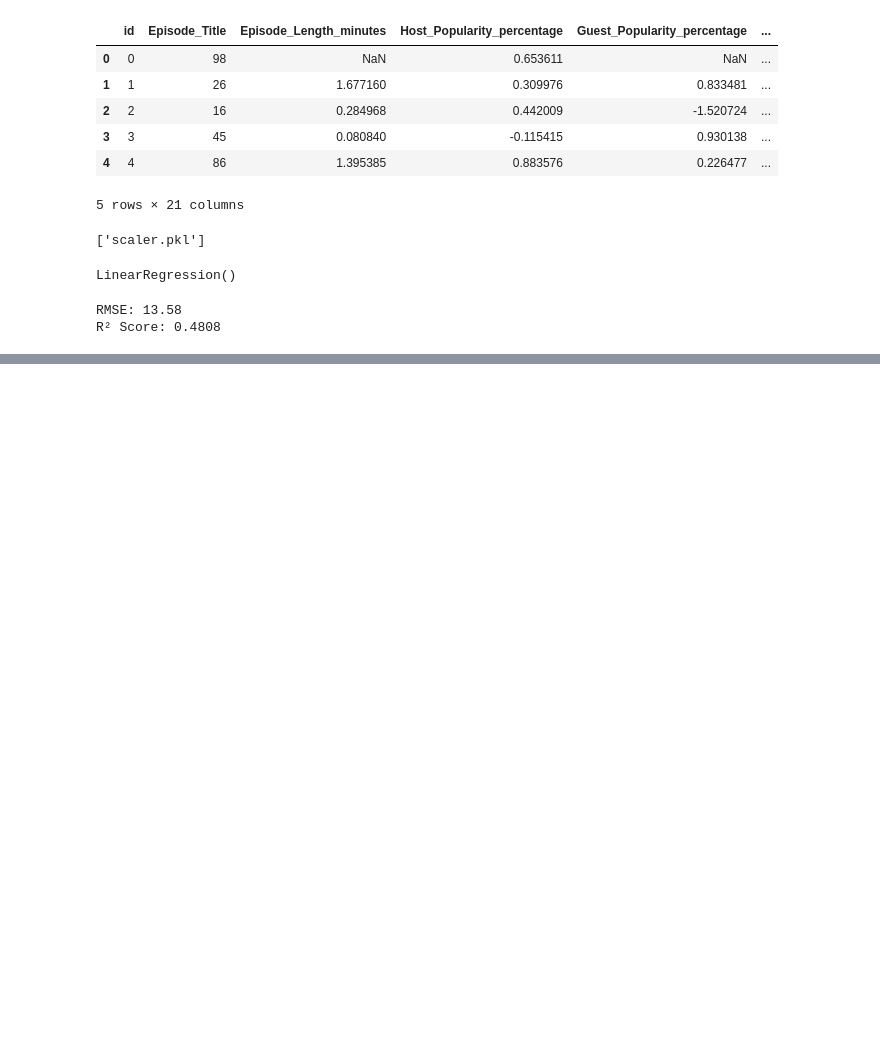
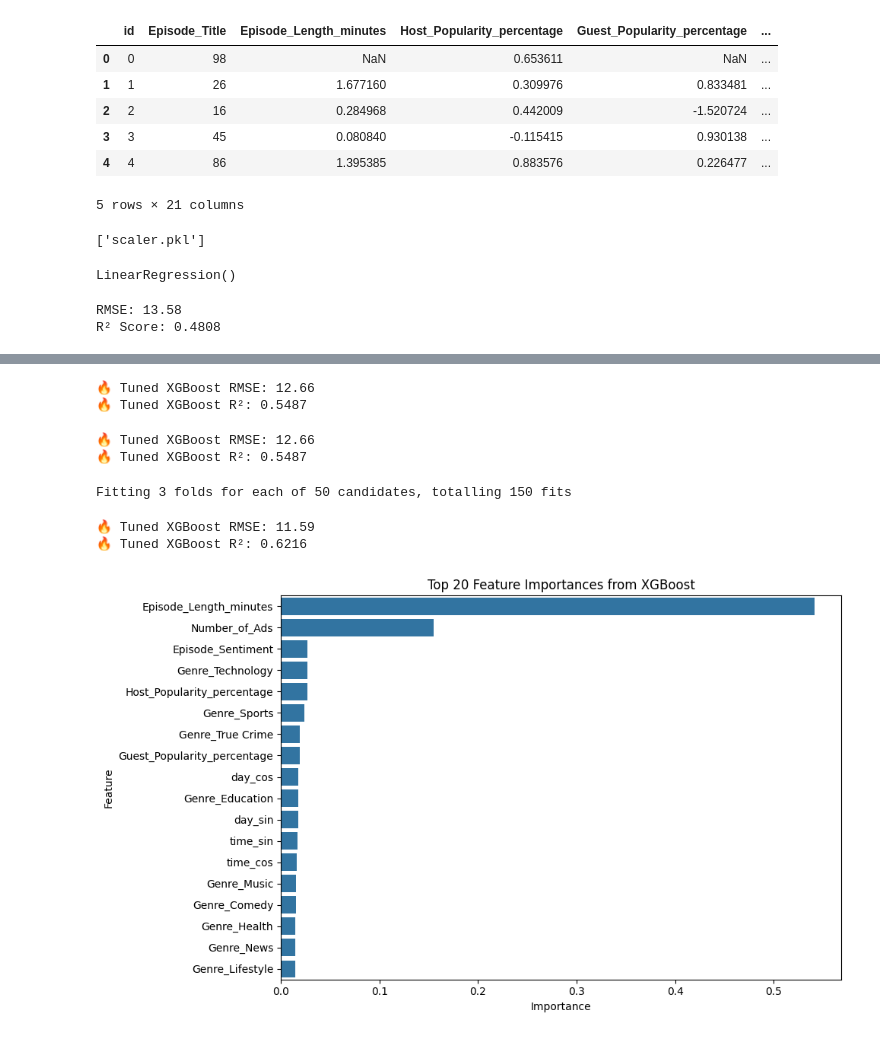
Before and after one commit to drtclem/PodcastPred, a Jupyter notebook: src/tuning.ipynb, the cells around one changed output, grey strips where cells are left out. Drawn from its saved outputs; the diff is of its cells as text; code cells hidden in the pictures; blank space fills up the shorter version.

```diff
--- a/src/tuning.ipynb
+++ b/src/tuning.ipynb
@@ -473,0 +610,80 @@ R² Score: 0.4808
+# %%
+from sklearn.metrics import mean_squared_error, r2_score
+import numpy as np
+
+y_pred = best_xgb.predict(X)
+rmse = np.sqrt(mean_squared_error(y, y_pred))
+r2 = r2_score(y, y_pred)
+
+print(f"🔥 Tuned XGBoost RMSE: {rmse:.2f}")
+print(f"🔥 Tuned XGBoost R²: {r2:.4f}")
+# %% [output]
+🔥 Tuned XGBoost RMSE: 12.66
+🔥 Tuned XGBoost R²: 0.5487
+# %%
+y_pred = best_xgb.predict(X)
+rmse = np.sqrt(mean_squared_error(y, y_pred))
+r2 = r2_score(y, y_pred)
+
+print(f"🔥 Tuned XGBoost RMSE: {rmse:.2f}")
+print(f"🔥 Tuned XGBoost R²: {r2:.4f}")
+# %% [output]
+🔥 Tuned XGBoost RMSE: 12.66
+🔥 Tuned XGBoost R²: 0.5487
+# %%
+from sklearn.model_selection import RandomizedSearchCV
+from scipy.stats import uniform, randint
+
+param_dist = {
+    'n_estimators': randint(100, 300),
+    'max_depth': randint(3, 10),
+    'learning_rate': uniform(0.01, 0.3),
+    'subsample': uniform(0.7, 0.3),
+    'colsample_bytree': uniform(0.7, 0.3)
+}
+
+random_search = RandomizedSearchCV(
+    estimator=XGBRegressor(random_state=42),
+    param_distributions=param_dist,
+    n_iter=50,
+    scoring='neg_root_mean_squared_error',
+    cv=3,
+    verbose=1,
+    n_jobs=-1
+)
+
+random_search.fit(X, y)
+best_xgb = random_search.best_estimator_
+# %% [output]
+Fitting 3 folds for each of 50 candidates, totalling 150 fits
+# %%
+y_pred = best_xgb.predict(X)
+rmse = np.sqrt(mean_squared_error(y, y_pred))
+r2 = r2_score(y, y_pred)
+
+print(f"🔥 Tuned XGBoost RMSE: {rmse:.2f}")
+print(f"🔥 Tuned XGBoost R²: {r2:.4f}")
+# %% [output]
+🔥 Tuned XGBoost RMSE: 11.59
+🔥 Tuned XGBoost R²: 0.6216
+# %%
+import matplotlib.pyplot as plt
+import pandas as pd
+import seaborn as sns
+
+# After fitting best_xgb on your full training data
+importances = best_xgb.feature_importances_
+features = X.columns
+
+# Create DataFrame
+importance_df = pd.DataFrame({'Feature': features, 'Importance': importances})
+importance_df = importance_df.sort_values(by='Importance', ascending=False)
+
+# Plot
+plt.figure(figsize=(10, 6))
+sns.barplot(x='Importance', y='Feature', data=importance_df.head(20))
+plt.title('Top 20 Feature Importances from XGBoost')
+plt.tight_layout()
+plt.show()
+# %% [output]
+[figure, added]
```
Also changed, not shown: parts of 15 cells of this notebook, 2 other files.
